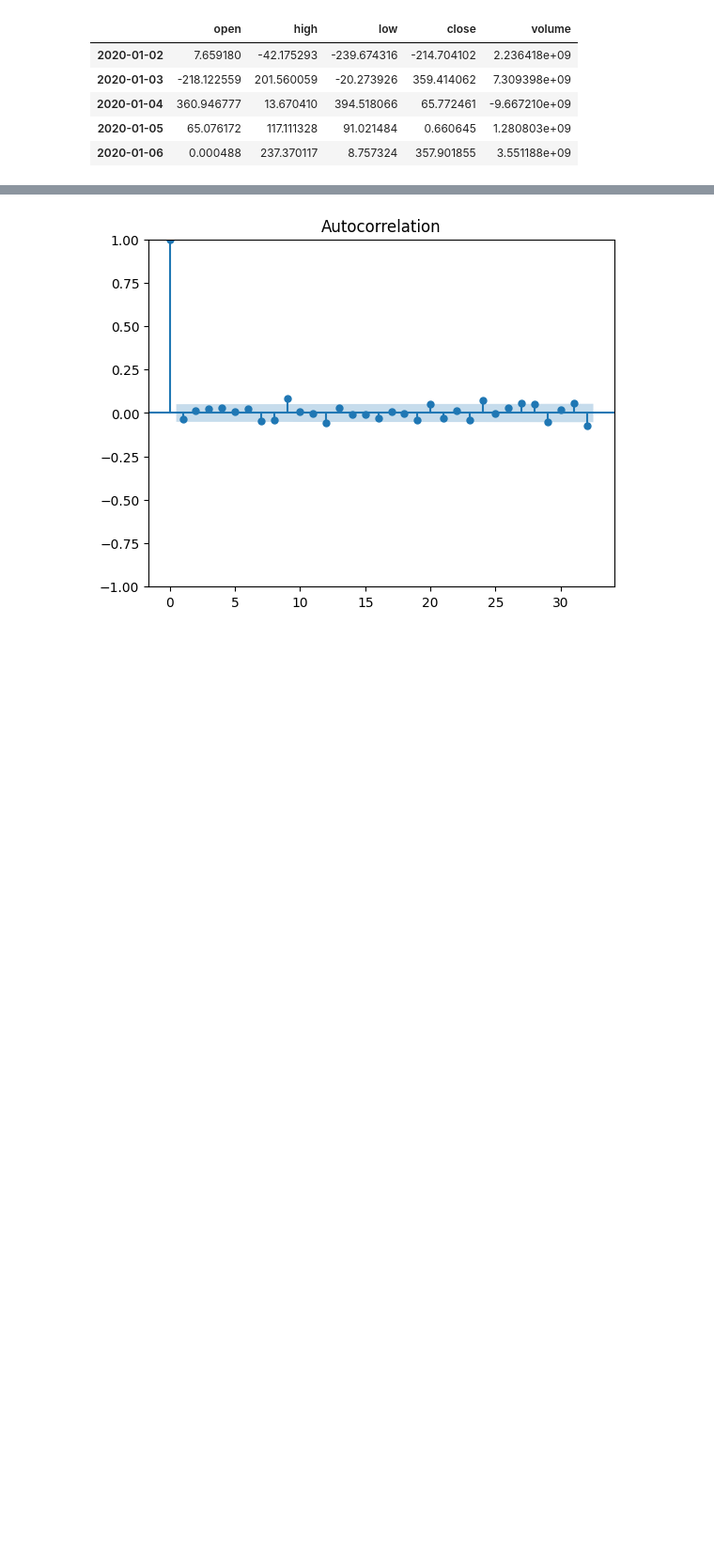
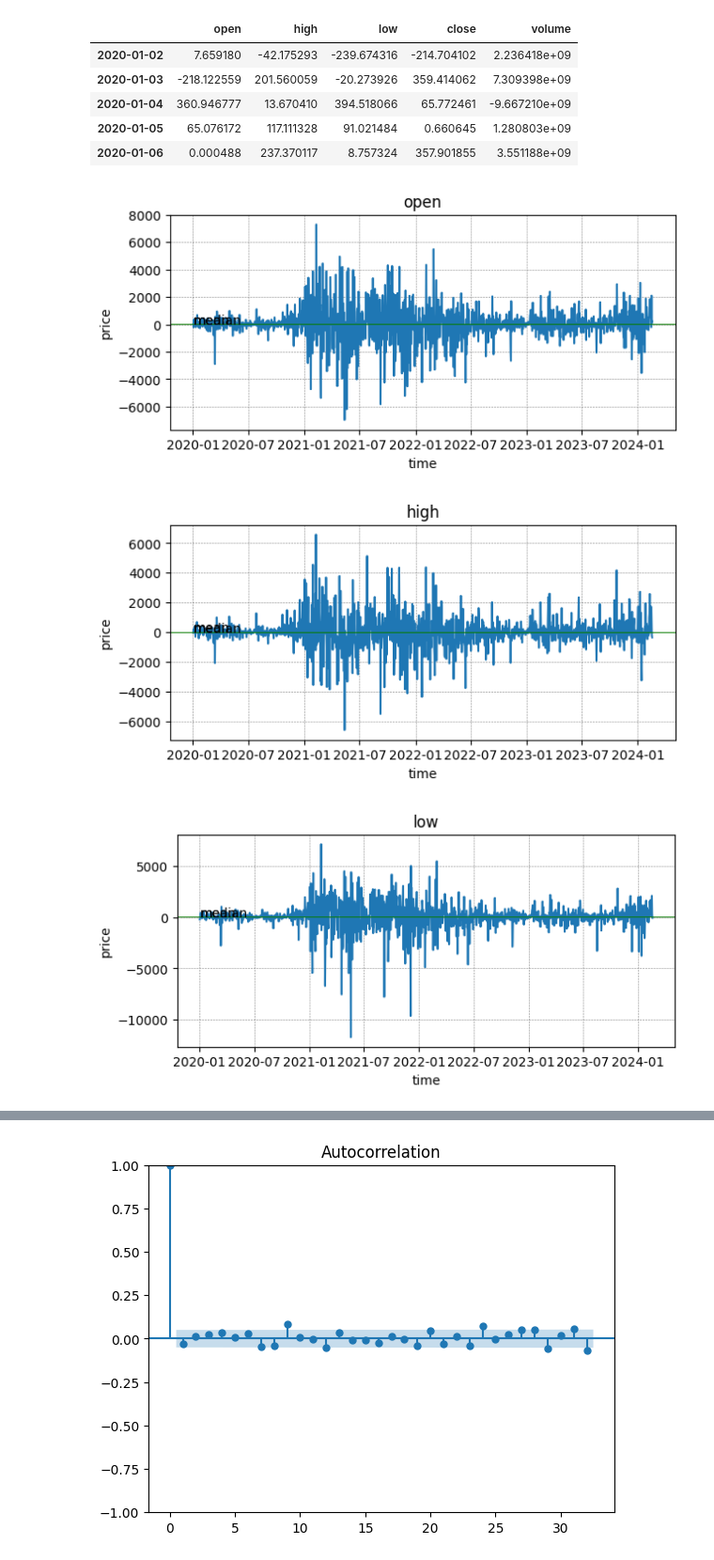
Before and after one commit to kirillsaidov/tm_forecast, a Jupyter notebook: src/tm_stocks.ipynb, the cells around one changed output, grey strips where cells are left out. Shown at 94% size. Saved outputs shown, nothing was run; the diff lists cells and outputs as text; code cells hidden in the pictures; blank space fills up the shorter version.

```diff
--- a/src/tm_stocks.ipynb
+++ b/src/tm_stocks.ipynb
@@ -210,3 +210,10 @@ df_1diff.head()
 | 2020-01-04 | 360.946777 | 13.670410 | 394.518066 | 65.772461 | -9.667210e+09 |
 | 2020-01-05 | 65.076172 | 117.111328 | 91.021484 | 0.660645 | 1.280803e+09 |
 | 2020-01-06 | 0.000488 | 237.370117 | 8.757324 | 357.901855 | 3.551188e+09 |
+# %%
+for colname in df_1diff.columns:
+    tm_plot_price_data(df_1diff[colname], title=colname, detailed=True)
+# %% [output]
+[figure, added]
+[figure, added]
+[figure, added]
```
Also changed, not shown: parts of 12 cells of this notebook, 4 other files.
